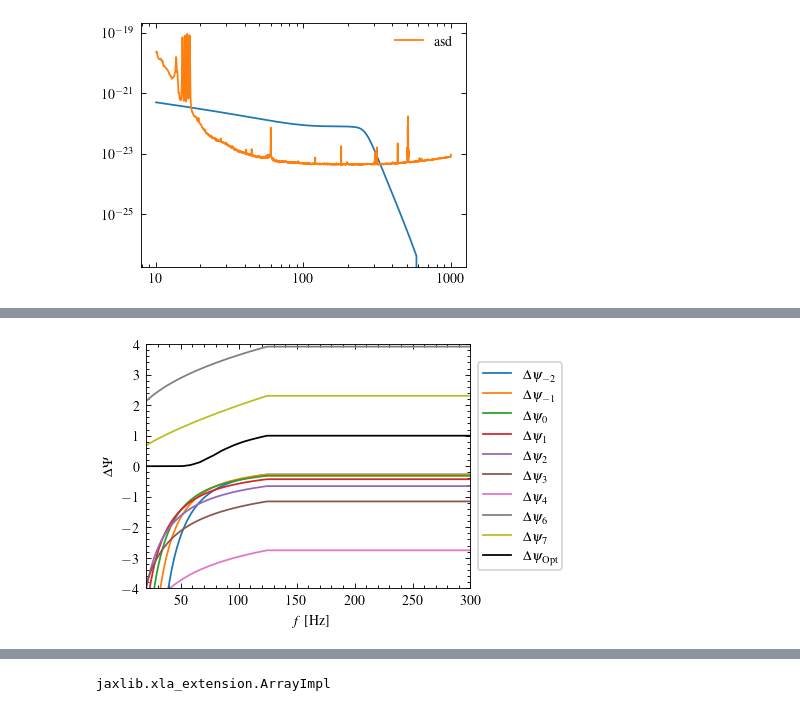
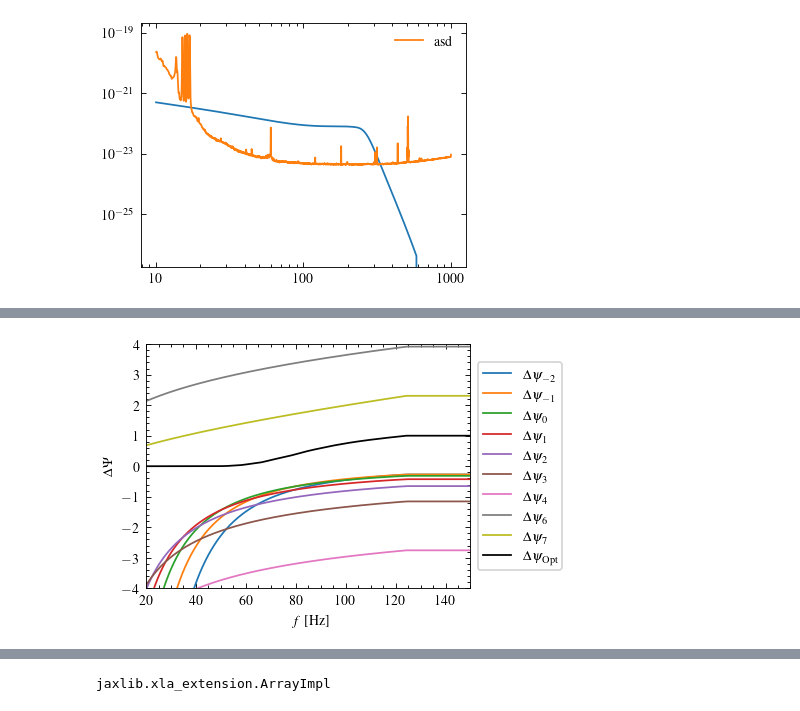
Before and after one commit to BrianCSeymour/geo-tgr, a Jupyter notebook: nvnl-picture-geo.ipynb, the cells around one changed output, grey strips where cells are left out. Cells and saved outputs as stored; diff of their text form; code cells hidden in the pictures.

```diff
--- a/nvnl-picture-geo.ipynb
+++ b/nvnl-picture-geo.ipynb
@@ -282,35 +284,35 @@ dhtot, dhperp, dhpara, dpsi, dpsiperp, dpsipara, bias = get_projections(sub_par,
 log_flag =  {names[i] : 0 for i in range(len(names))}; log_flag["M_c"] = 1; log_flag["d_L"] = 1
 
 idx = '150914'
 red_param = dict(zip(names, jnp.array(dat).T))
 
 dpsi_nvnl = get_dpsi_nvnl(freqs, red_param)
 K = [-2,-1,0,1,2,3,4,6,7]
 for k in K:
 
     dpsi_ppe = lib.get_dpsi_ppe(freqs, red_param, k)
     sub_par = names + [f"phi_{k}"]
     idx_subpar = {sub_par[i] : i for i in range(len(sub_par))}
     dhtot, dhperp, dhpara, dpsi, dpsiperp, dpsipara, bias = get_projections(sub_par, red_param, dpsi_nvnl)
     plt.plot(freqs,bias[idx_subpar[f"phi_{k}"]]*dpsi_ppe, label = f"$\Delta \psi_{ {k} }$")
 
 
 # dpsi_nvnl = get_dpsi_nvnl(freqs, red_param)
 
 plt.plot(freqs, dpsi_nvnl, "k", label = r"$\Delta \psi_\mathrm{ Opt }$")
-plt.xlim(right = 300,left = 20)
+plt.xlim(right = 150,left = 20)
 plt.ylim(-4,4)
 plt.xlabel(r"$f$ [Hz]")
 plt.ylabel(r"$\Delta \Psi$")
 plt.legend(loc='center left', bbox_to_anchor=(1, 0.5),ncols=1,handler_map=None,frameon=True)
 
 # plt.axvspan(freqs[0], 30, alpha=0.1, color='red')
 # plt.axvspan(300, freqs[-1], alpha=0.1, color='red')
 
 # plt.savefig(datestr+"-deltapsi-nominal-comparison.pdf")
 plt.show()
 # %% [output]
-[figure, old version]
+[figure, new version]
 # %%
 dhtot, dhperp, dhpara, dpsi, dpsiperp, dpsipara, lam = get_projections(names, red_param, dpsi_nvnl)
 plt.plot(freqs, dpsi_nvnl, "k", label=r'$\Delta\Psi$')
```
Also changed, not shown: parts of 7 cells of this notebook, 19 other files.
